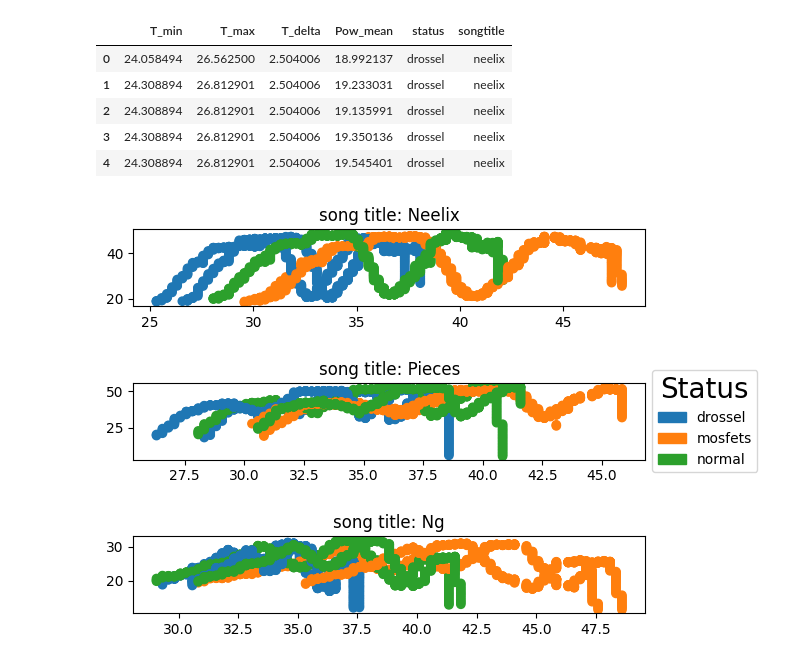
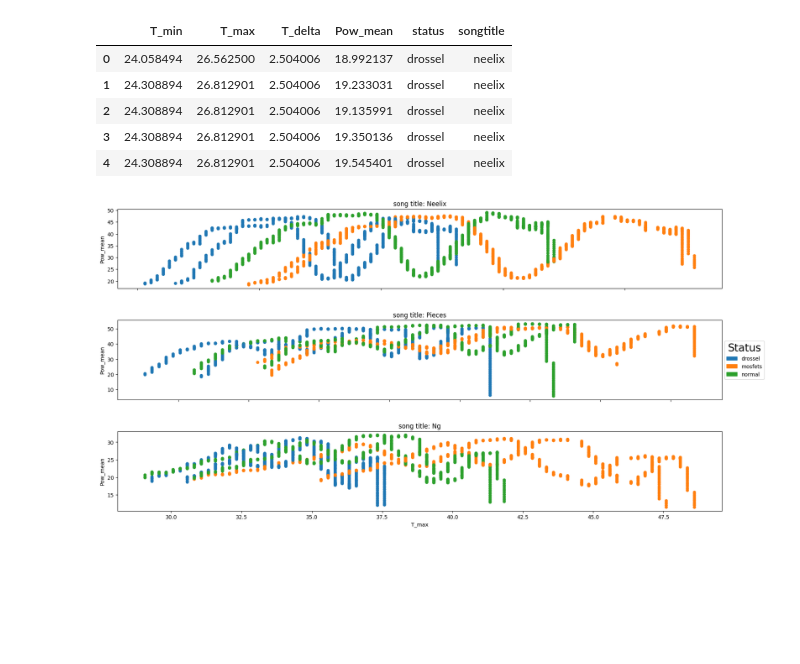
Before and after one commit to sandrosage/Monitoring_Converter_ML, a Jupyter notebook: converter_relevant_operations.ipynb, the cells around one changed output. Saved outputs shown, nothing was run; the diff lists cells and outputs as text; code cells hidden in the pictures; blank space fills up the shorter version.

Commit message:
edit style of subplots

```diff
--- a/converter_relevant_operations.ipynb
+++ b/converter_relevant_operations.ipynb
@@ -45,36 +45,42 @@ df_neelix = df[df.songtitle == "neelix"]
 df_pieces = df[df.songtitle == "pieces"]
 df_ng = df[df.songtitle == "ng"]
 
-fig, axs = plt.subplots(3)
+fig, axs = plt.subplots(3, figsize=(20,10))
+for ax in axs.flat:
+    ax.set(xlabel='T_max', ylabel='Pow_mean')
+
+# Hide x labels and tick labels for top plots and y ticks for right plots.
+for ax in axs.flat:
+    ax.label_outer()
 levels, categories = pd.factorize(df_neelix['status'])
 colors = [plt.cm.tab10(i) for i in levels] # using the "tab10" colormap
 handles = [matplotlib.patches.Patch(color=plt.cm.tab10(i), label=c) for i, c in enumerate(categories)]
 
-axs[0].scatter(df_neelix['T_max'], df_neelix['Pow_mean'], c=colors)
+axs[0].scatter(df_neelix['T_max'], df_neelix['Pow_mean'], c=colors, s=25)
 axs[0].set_title("song title: Neelix")
 
 levels, categories = pd.factorize(df_pieces['status'])
 colors = [plt.cm.tab10(i) for i in levels] # using the "tab10" colormap
 handles = [matplotlib.patches.Patch(color=plt.cm.tab10(i), label=c) for i, c in enumerate(categories)]
 
-axs[1].scatter(df_pieces['T_max'], df_pieces['Pow_mean'], c=colors)
+axs[1].scatter(df_pieces['T_max'], df_pieces['Pow_mean'], c=colors, s=25)
 axs[1].set_title("song title: Pieces")
 axs[1].legend(handles=handles,title='Status',title_fontsize=20,loc='center left', bbox_to_anchor=(1, 0.5))
 
 levels, categories = pd.factorize(df_ng['status'])
 colors = [plt.cm.tab10(i) for i in levels] # using the "tab10" colormap
 handles = [matplotlib.patches.Patch(color=plt.cm.tab10(i), label=c) for i, c in enumerate(categories)]
 
-axs[2].scatter(df_ng['T_max'], df_ng['Pow_mean'], c=colors)
+axs[2].scatter(df_ng['T_max'], df_ng['Pow_mean'], c=colors, s=25)
 axs[2].set_title("song title: Ng")
 
 # set the spacing between subplots
 plt.subplots_adjust(left=0.1,
                     bottom=0.1,
                     right=0.9,
                     top=0.9,
                     wspace=0.4,
-                    hspace=1.0)
+                    hspace=0.4)
 plt.show()
 # %% [output]
-[figure, old version]
+[figure, new version]
```
